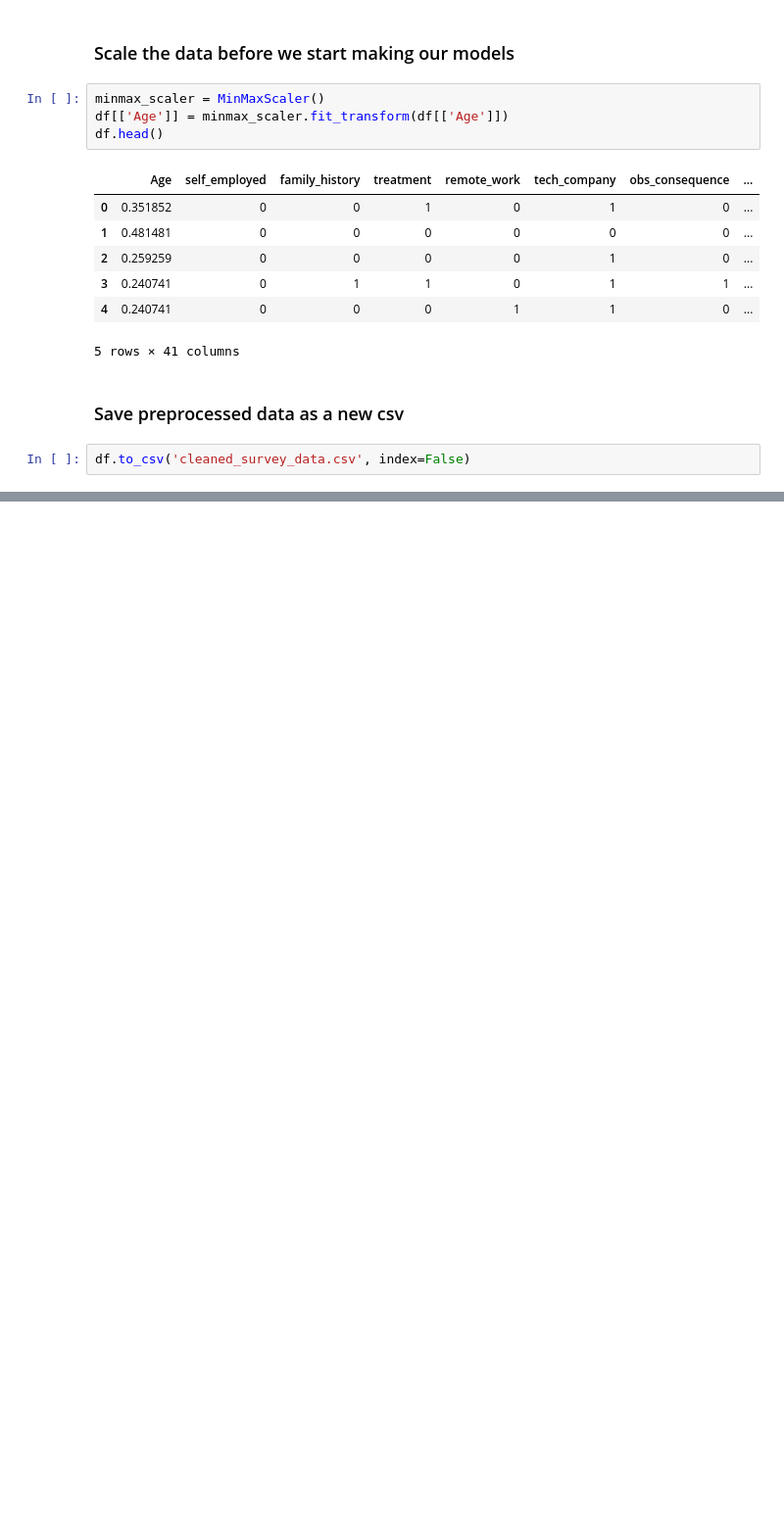
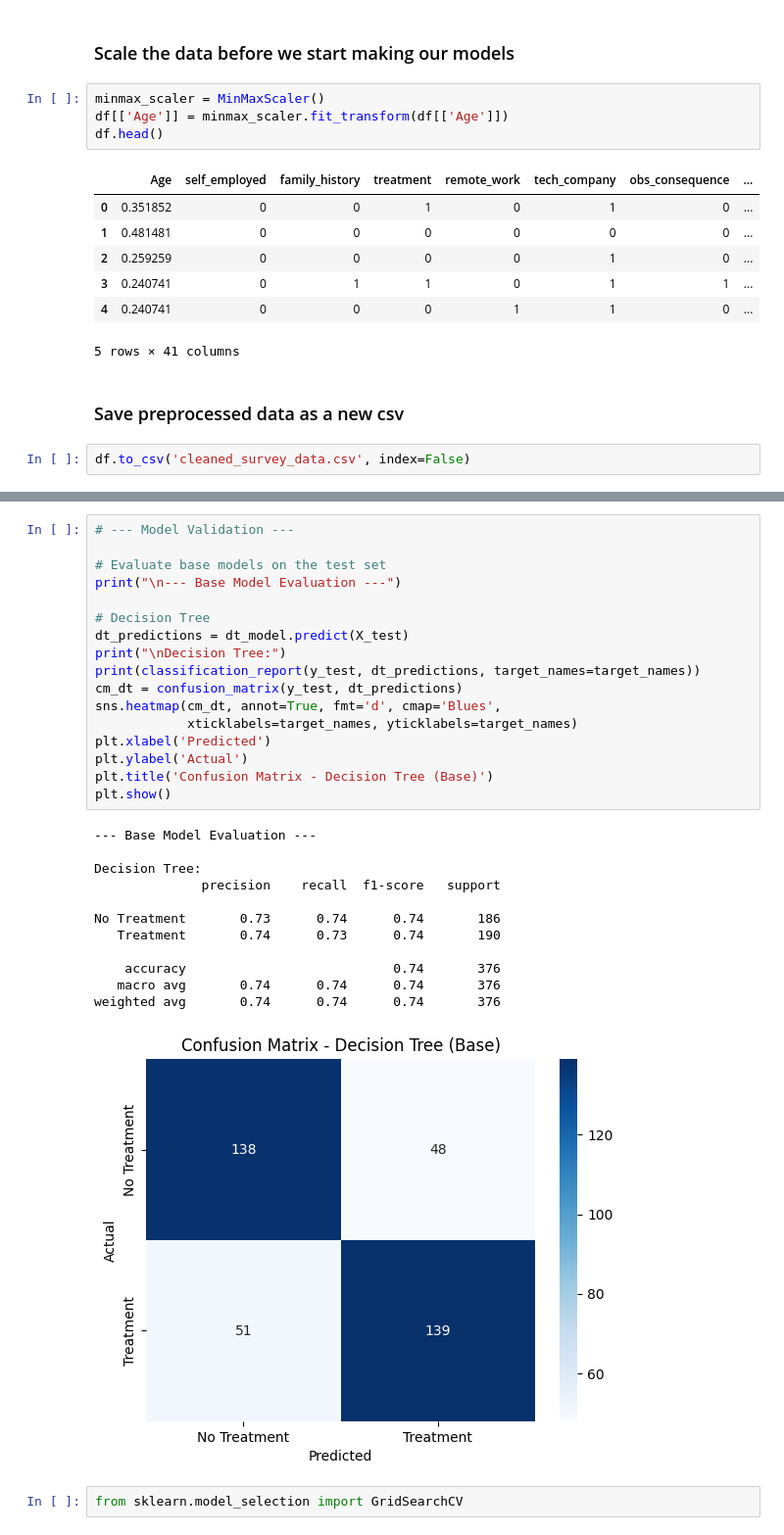
Before and after one commit to aking1024/DSS740_Final, a Jupyter notebook: Mental_Health_Final.ipynb, the cells around one changed output, grey strips where cells are left out. Shown at 98% size. Cells and saved outputs as stored; diff of their text form; blank space fills up the shorter version.

```diff
--- a/Mental_Health_Final.ipynb
+++ b/Mental_Health_Final.ipynb
@@ -401,0 +443,32 @@ df.to_csv('cleaned_survey_data.csv', index=False)
+# %%
+# --- Model Validation ---
+
+# Evaluate base models on the test set
+print("\n--- Base Model Evaluation ---")
+
+# Decision Tree
+dt_predictions = dt_model.predict(X_test)
+print("\nDecision Tree:")
+print(classification_report(y_test, dt_predictions, target_names=target_names))
+cm_dt = confusion_matrix(y_test, dt_predictions)
+sns.heatmap(cm_dt, annot=True, fmt='d', cmap='Blues',
+            xticklabels=target_names, yticklabels=target_names)
+plt.xlabel('Predicted')
+plt.ylabel('Actual')
+plt.title('Confusion Matrix - Decision Tree (Base)')
+plt.show()
+# %% [output]
+--- Base Model Evaluation ---
+
+Decision Tree:
+              precision    recall  f1-score   support
+
+No Treatment       0.73      0.74      0.74       186
+   Treatment       0.74      0.73      0.74       190
+
+    accuracy                           0.74       376
+   macro avg       0.74      0.74      0.74       376
+weighted avg       0.74      0.74      0.74       376
+[figure, added]
+# %%
+from sklearn.model_selection import GridSearchCV
```
Also changed, not shown: parts of 38 cells of this notebook, 1 other file.
